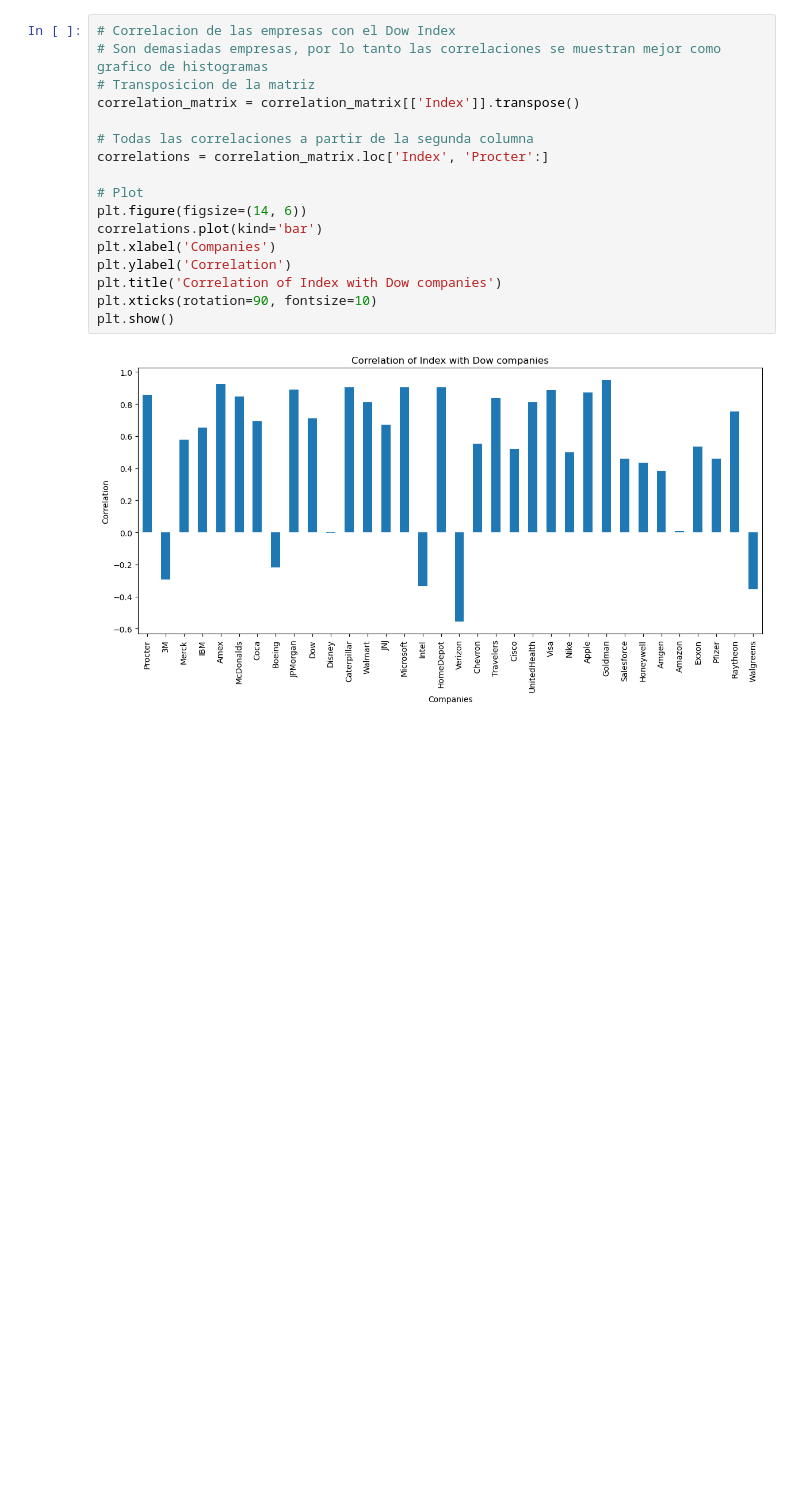
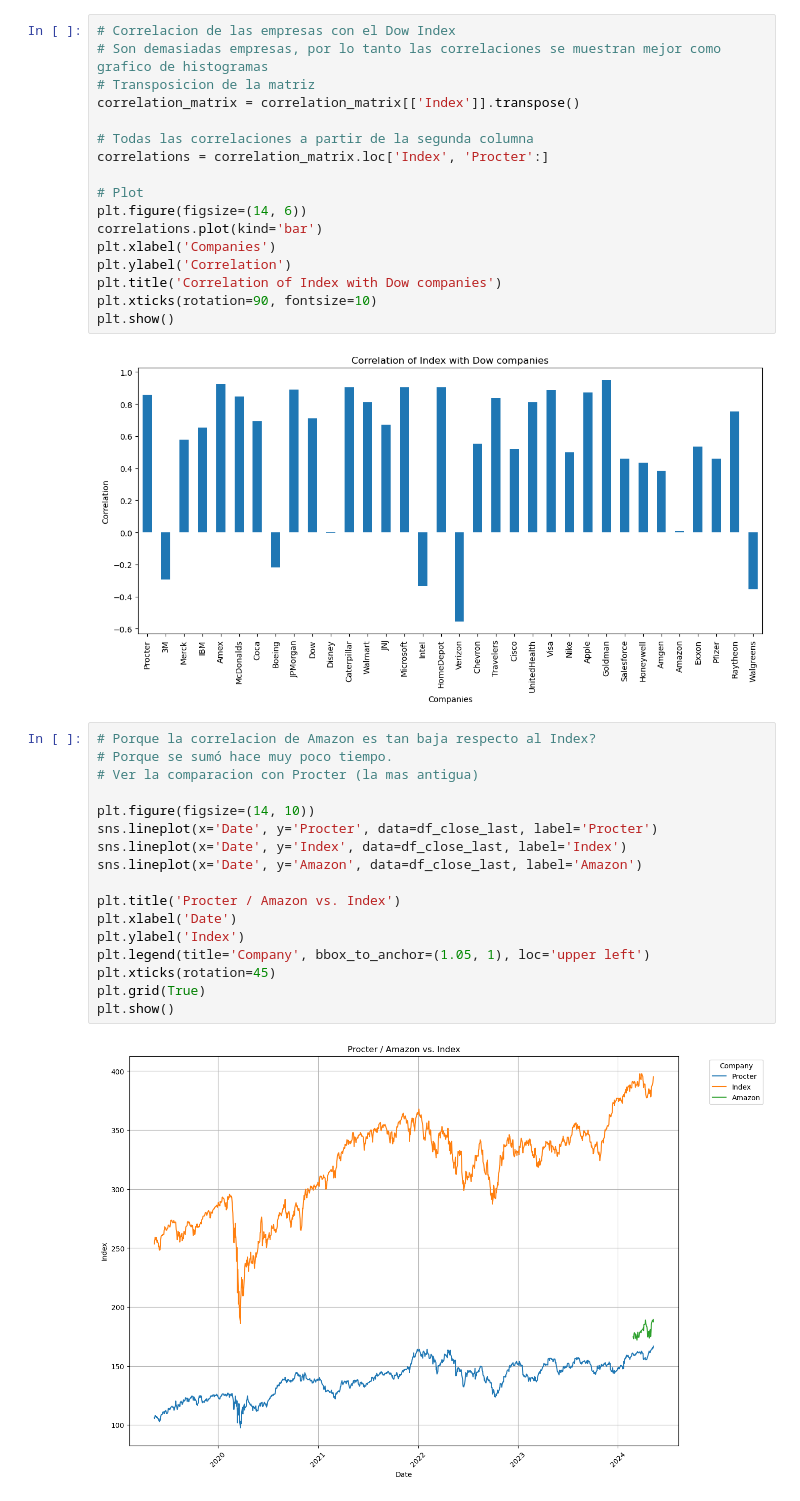
Before and after one commit to juansv2k2/financial-time-series-analysis, a Jupyter notebook: TP.ipynb, the cells around one changed output. Drawn from its saved outputs; the diff is of its cells as text; blank space fills up the shorter version.

Commit message:
color date: amazon / procter vs. index

```diff
--- a/TP.ipynb
+++ b/TP.ipynb
@@ -252,3 +252,22 @@ plt.xticks(rotation=90, fontsize=10)
 plt.show()
 # %% [output]
 [figure]
+# %%
+# Porque la correlacion de Amazon es tan baja respecto al Index?
+# Porque se sumó hace muy poco tiempo.
+# Ver la comparacion con Procter (la mas antigua)
+
+plt.figure(figsize=(14, 10))
+sns.lineplot(x='Date', y='Procter', data=df_close_last, label='Procter')
+sns.lineplot(x='Date', y='Index', data=df_close_last, label='Index')
+sns.lineplot(x='Date', y='Amazon', data=df_close_last, label='Amazon')
+
+plt.title('Procter / Amazon vs. Index')
+plt.xlabel('Date')
+plt.ylabel('Index')
+plt.legend(title='Company', bbox_to_anchor=(1.05, 1), loc='upper left')
+plt.xticks(rotation=45)
+plt.grid(True)
+plt.show()
+# %% [output]
+[figure, added]
```
